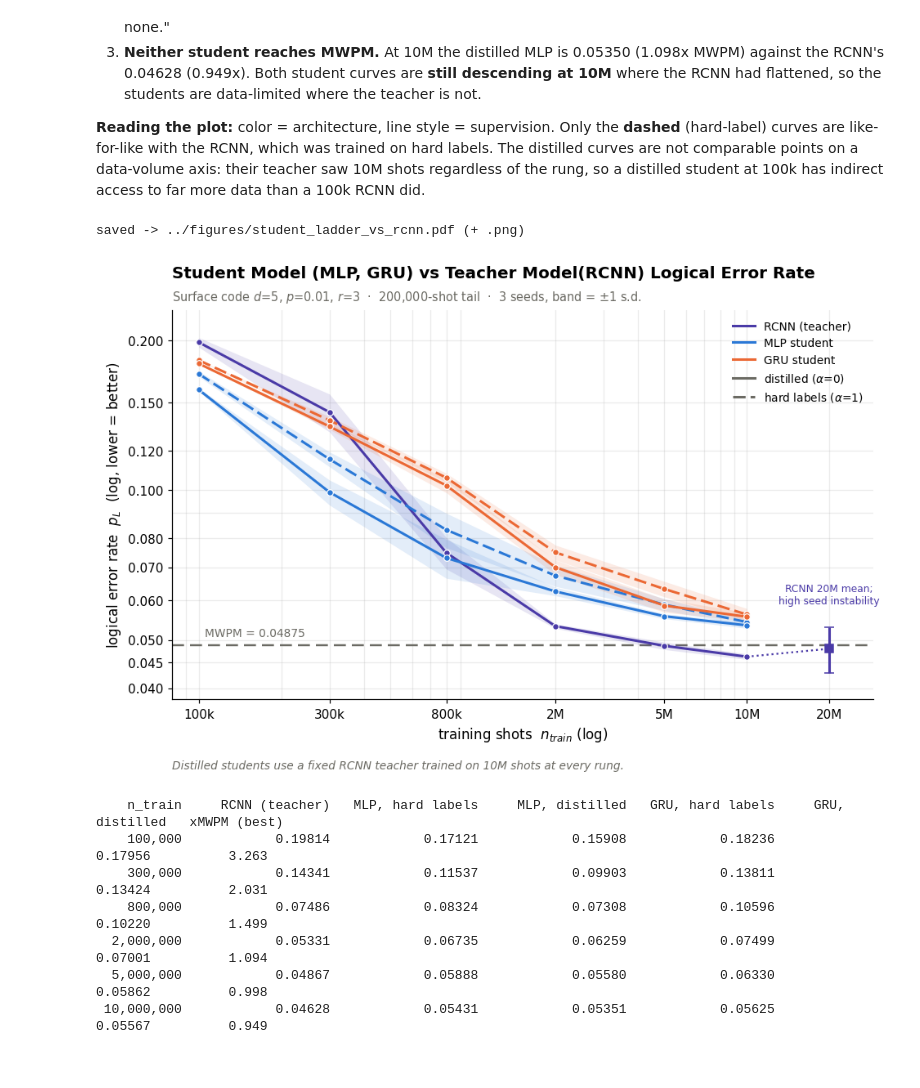
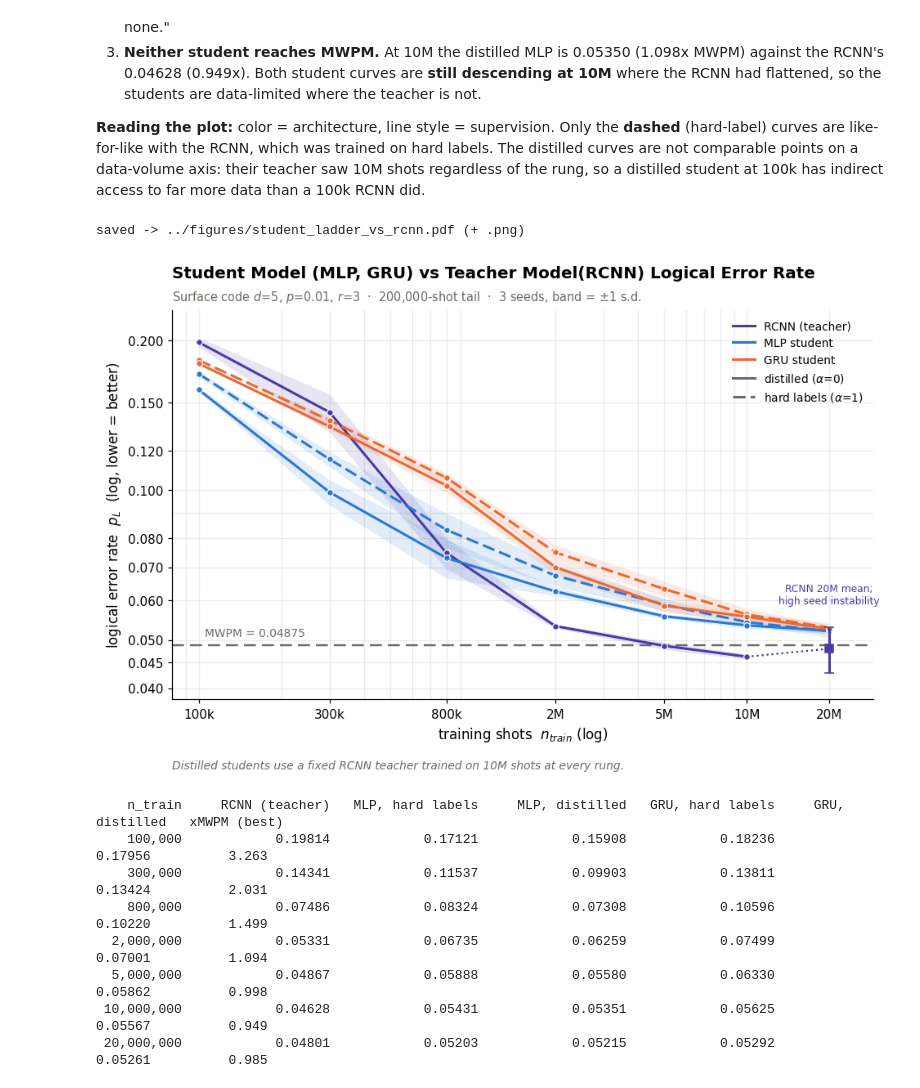
Before and after one commit to karriechey/FNAL-QCDecoding-FPGA, a Jupyter notebook: analysis_notebooks/EXPERIMENTS_LOG.ipynb, the cells around one changed output. Cells and saved outputs as stored; diff of their text form; code cells hidden in the pictures.

Commit message:
Add the 20M student rung: both architectures floor above MWPM

```diff
--- a/analysis_notebooks/EXPERIMENTS_LOG.ipynb
+++ b/analysis_notebooks/EXPERIMENTS_LOG.ipynb
@@ -407,6 +407,11 @@ for r in csv.DictReader(open(summary)):
         continue
     seen.add(key)
     students[(r["student"], r["alpha"])][int(r["n_train"])].append(float(r["p_L"]))
+
+# 20M rung: separate run on the reproduced Experiment 5 pool, scored on the same tail
+for f in sorted(glob.glob(os.path.join(ROOT, "summary_20M_*.csv"))):
+    for r in csv.DictReader(open(f)):
+        students[(r["student"], r["alpha"])][int(r["n_train"])].append(float(r["p_L"]))
 
 # --- RCNN 100k-10M from its own ladder, same pool and tail ---
 rcnn = collections.defaultdict(list)
@@ -486,36 +491,39 @@ handles += [Line2D([], [], color=GREY, lw=2, ls="-", label="distilled ($\\alpha$
             Line2D([], [], color=GREY, lw=2, ls=(0, (5, 2)), label="hard labels ($\\alpha$=1)")]
 ax.legend(handles=handles, frameon=False, fontsize=9, loc="upper right", ncol=1)
 
 # The distilled curves are not points on a data-volume axis in the same sense as the
 # others: their supervision comes from a teacher that saw 10M shots at every rung.
 ax.text(0, -0.155, "Distilled students use a fixed RCNN teacher trained on 10M shots at "
                    "every rung.", transform=ax.transAxes, fontsize=9, color="#6b6a63",
         va="top", style="italic")
 plt.tight_layout()
 
 # Vector PDF for the paper, PNG for quick viewing. Same figure, both formats.
 FIGDIR = os.path.join("..", "figures")
 os.makedirs(FIGDIR, exist_ok=True)
 for ext in ("pdf", "png"):
     fig.savefig(os.path.join(FIGDIR, f"student_ladder_vs_rcnn.{ext}"),
                 bbox_inches="tight", dpi=200)
 print(f"saved -> {os.path.join(FIGDIR, 'student_ladder_vs_rcnn.pdf')} (+ .png)\n")
 plt.show()
 
 # Table view — identity is never color-alone, and these are the numbers to quote.
 print(f"{'n_train':>11}  " + "  ".join(f"{lbl:>17}" for _, _, lbl in series) + f"  {'xMWPM (best)':>13}")
-for n in sorted(rcnn):
+all_rungs = sorted(set(rcnn) | {n for k in students for n in students[k]})
+for n in all_rungs:
     cells, best = [], None
     for arch, alpha, _ in series:
-        pairs = rcnn if arch == "rcnn" else students[(arch, alpha)]
+        pairs = dict(rcnn) if arch == "rcnn" else students[(arch, alpha)]
+        if arch == "rcnn" and n == 20_000_000 and rcnn20:
+            pairs = {20_000_000: rcnn20}
         v = np.mean(pairs[n]) if n in pairs else np.nan
         cells.append(f"{v:>17.5f}" if v == v else f"{'-':>17}")
         if v == v and (best is None or v < best):
             best = v
     print(f"{n:>11,}  " + "  ".join(cells) + f"  {best / MWPM:>13.3f}")
 # %% [output]
 saved -> ../figures/student_ladder_vs_rcnn.pdf (+ .png)
-[figure, old version]
+[figure, new version]
     n_train     RCNN (teacher)   MLP, hard labels     MLP, distilled   GRU, hard labels     GRU, distilled   xMWPM (best)
     100,000            0.19814            0.17121            0.15908            0.18236            0.17956          3.263
     300,000            0.14341            0.11537            0.09903            0.13811            0.13424          2.031
@@ -523,3 +531,4 @@ saved -> ../figures/student_ladder_vs_rcnn.pdf (+ .png)
   2,000,000            0.05331            0.06735            0.06259            0.07499            0.07001          1.094
   5,000,000            0.04867            0.05888            0.05580            0.06330            0.05862          0.998
  10,000,000            0.04628            0.05431            0.05351            0.05625            0.05567          0.949
+ 20,000,000            0.04801            0.05203            0.05215            0.05292            0.05261          0.985
```
Also changed, not shown: 3 other files.
